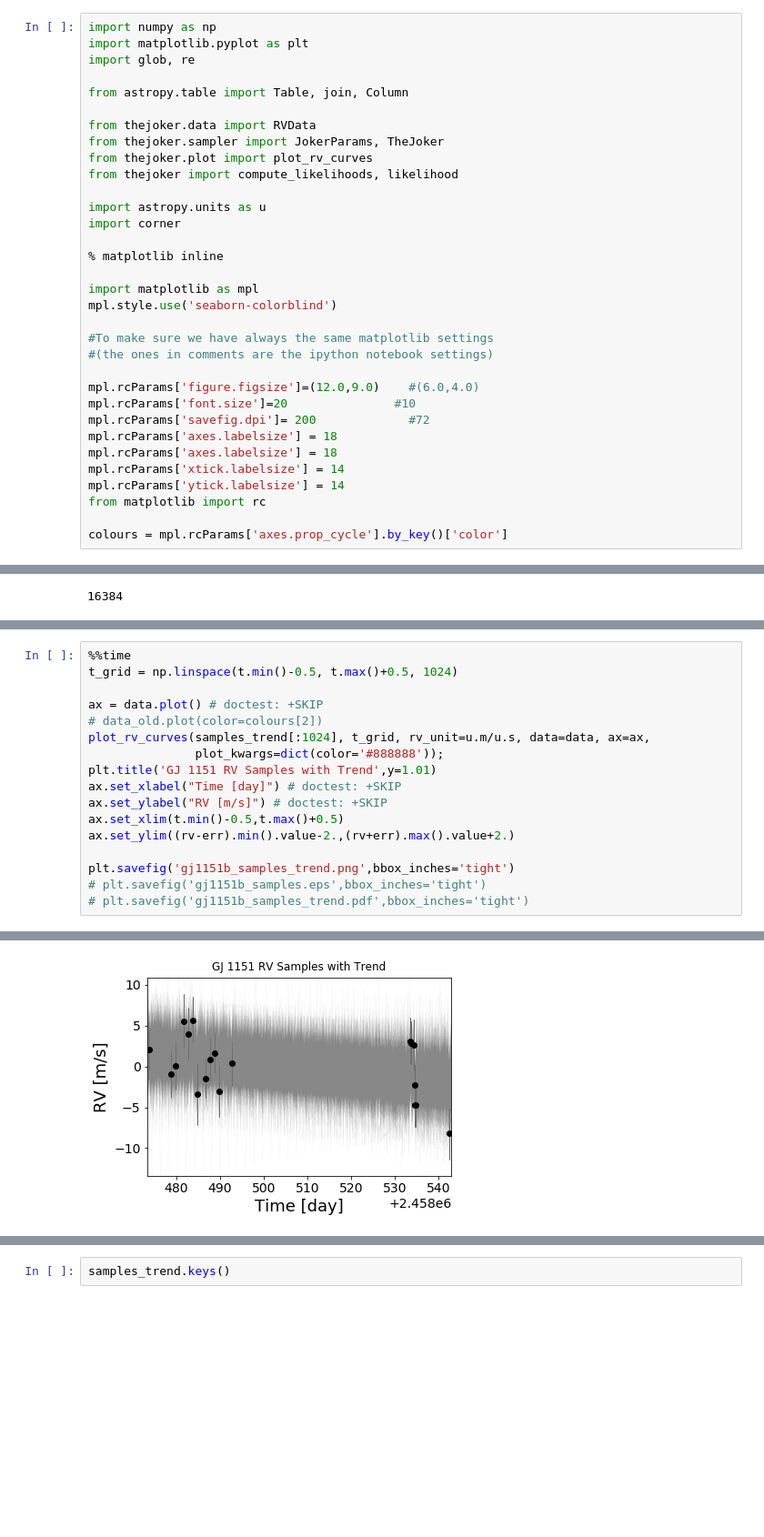
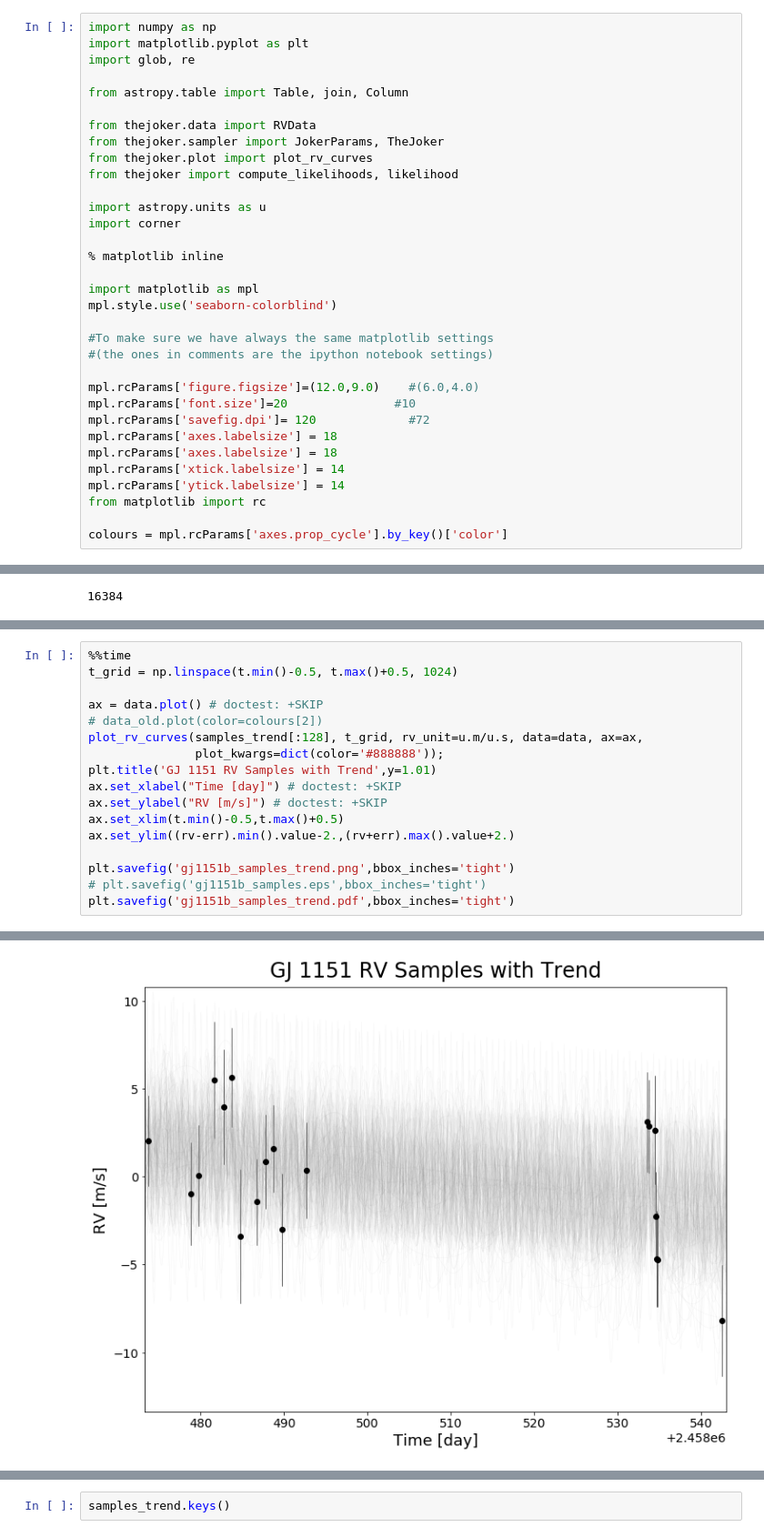
Before and after one commit to benjaminpope/video, a Jupyter notebook: notebooks/fit_rvs.ipynb, the cells around one changed output, grey strips where cells are left out. Shown: that part at 91% size. Saved outputs shown, nothing was run; the diff lists cells and outputs as text; blank space fills up the shorter version.

```diff
--- a/notebooks/fit_rvs.ipynb
+++ b/notebooks/fit_rvs.ipynb
@@ -23,7 +23,7 @@ mpl.style.use('seaborn-colorblind')
 
 mpl.rcParams['figure.figsize']=(12.0,9.0)    #(6.0,4.0)
 mpl.rcParams['font.size']=20               #10
-mpl.rcParams['savefig.dpi']= 200             #72
+mpl.rcParams['savefig.dpi']= 120             #72
 mpl.rcParams['axes.labelsize'] = 18
 mpl.rcParams['axes.labelsize'] = 18
 mpl.rcParams['xtick.labelsize'] = 14
@@ -180,7 +180,7 @@ t_grid = np.linspace(t.min()-0.5, t.max()+0.5, 1024)
 
 ax = data.plot() # doctest: +SKIP
 # data_old.plot(color=colours[2])
-plot_rv_curves(samples_trend[:1024], t_grid, rv_unit=u.m/u.s, data=data, ax=ax,
+plot_rv_curves(samples_trend[:128], t_grid, rv_unit=u.m/u.s, data=data, ax=ax,
                plot_kwargs=dict(color='#888888'));
 plt.title('GJ 1151 RV Samples with Trend',y=1.01)
 ax.set_xlabel("Time [day]") # doctest: +SKIP
@@ -190,5 +190,5 @@ ax.set_ylim((rv-err).min().value-2.,(rv+err).max().value+2.)
 
 plt.savefig('gj1151b_samples_trend.png',bbox_inches='tight')
 # plt.savefig('gj1151b_samples.eps',bbox_inches='tight')
-# plt.savefig('gj1151b_samples_trend.pdf',bbox_inches='tight')
+plt.savefig('gj1151b_samples_trend.pdf',bbox_inches='tight')
 # %% [output]
@@ -197,4 +197,4 @@ Wall time: 6.3 s
-[figure, old version]
+[figure, new version]
 # %%
 samples_trend['jitter'].mean()
 # %% [output]
```
Also changed, not shown: parts of 7 cells of this notebook, 7 other files.
